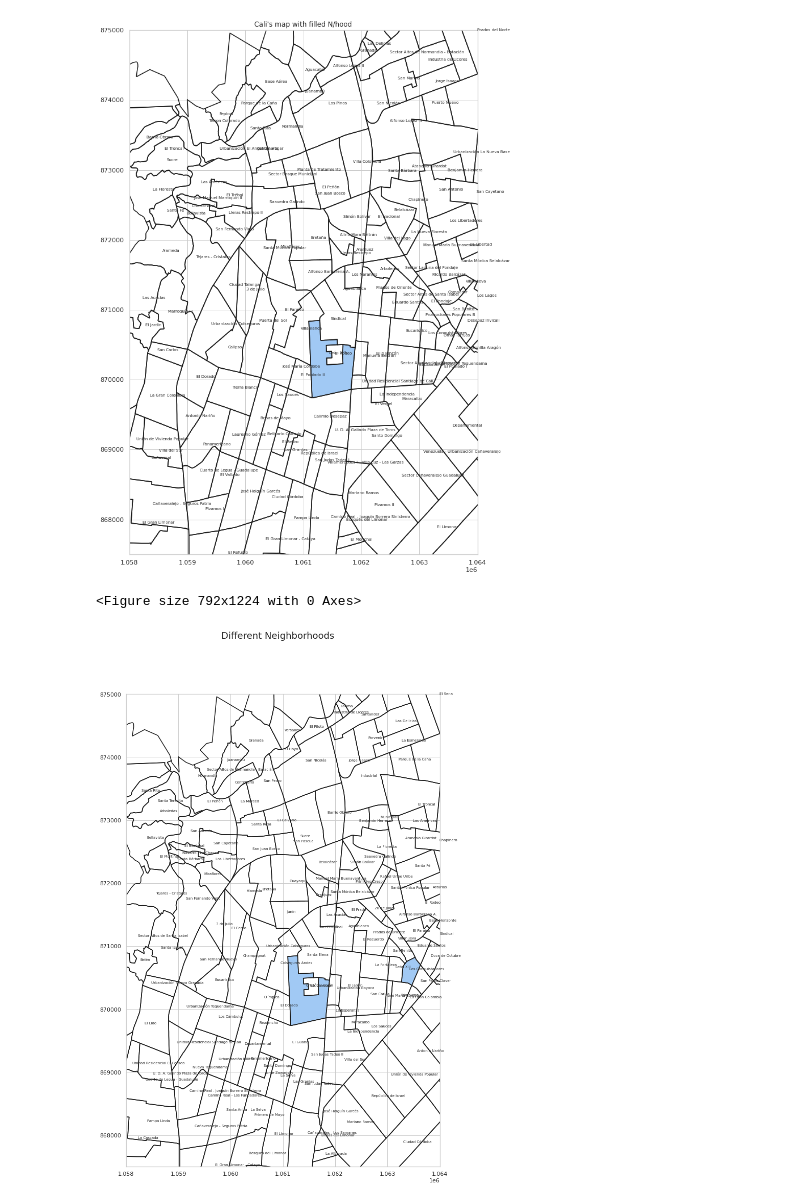
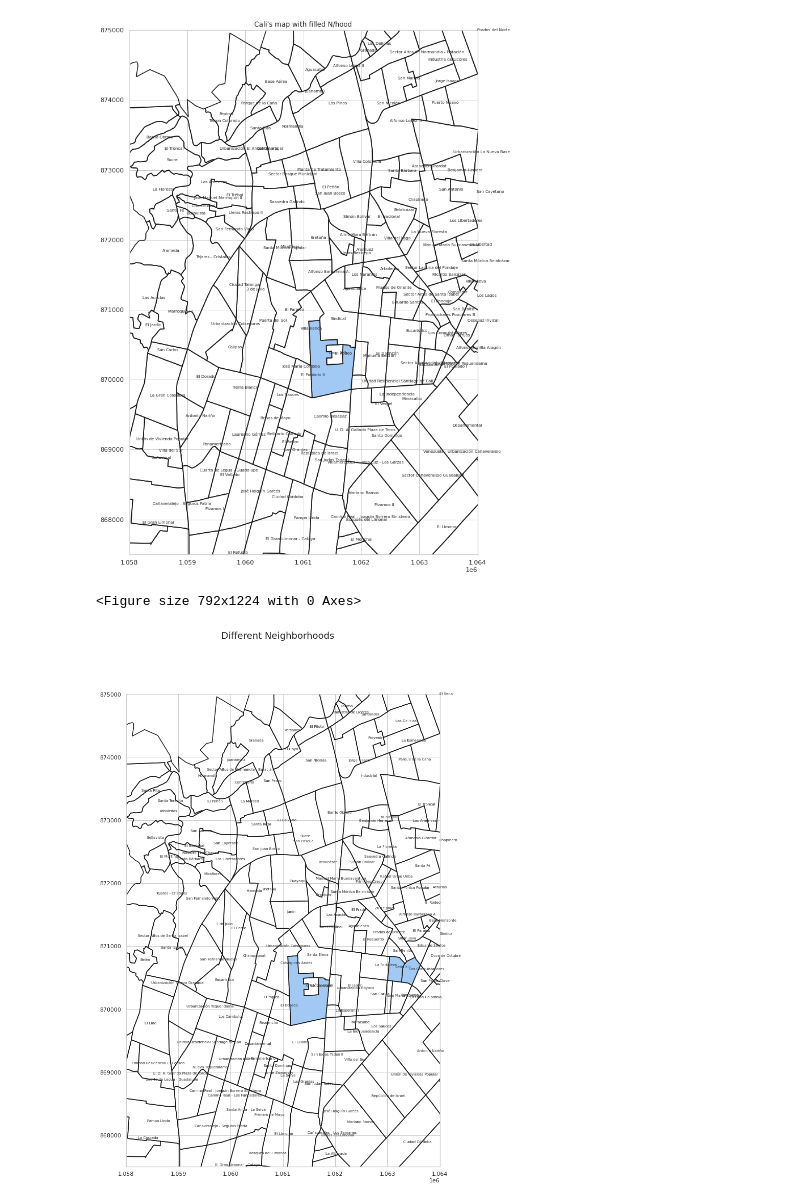
Before and after one commit to ch-canaza/GlobAn_Mapping, a Jupyter notebook: Mapping_Cali.ipynb, the cells around one changed output. Drawn from its saved outputs; the diff is of its cells as text; code cells hidden in the pictures.

```diff
--- a/Mapping_Cali.ipynb
+++ b/Mapping_Cali.ipynb
@@ -274,9 +274,9 @@ def plot_map_fill_multiple_ids (title, neighb, sf,
         plt.xlim(x_lim)
         plt.ylim(y_lim)
 # %%
-neighb_ids = [200, 202, 204, 206, 208]
+neighb_ids = [200, 201, 202, 203, 204]
 plot_map_fill_multiple_ids("Different Neighborhoods",
                             neighb_ids, sf, x_lim, y_lim, color = 'b')
 # %% [output]
 <Figure size 792x1224 with 0 Axes>
-[figure, old version]
+[figure, new version]
```
Also changed, not shown: parts of 2 cells of this notebook.
